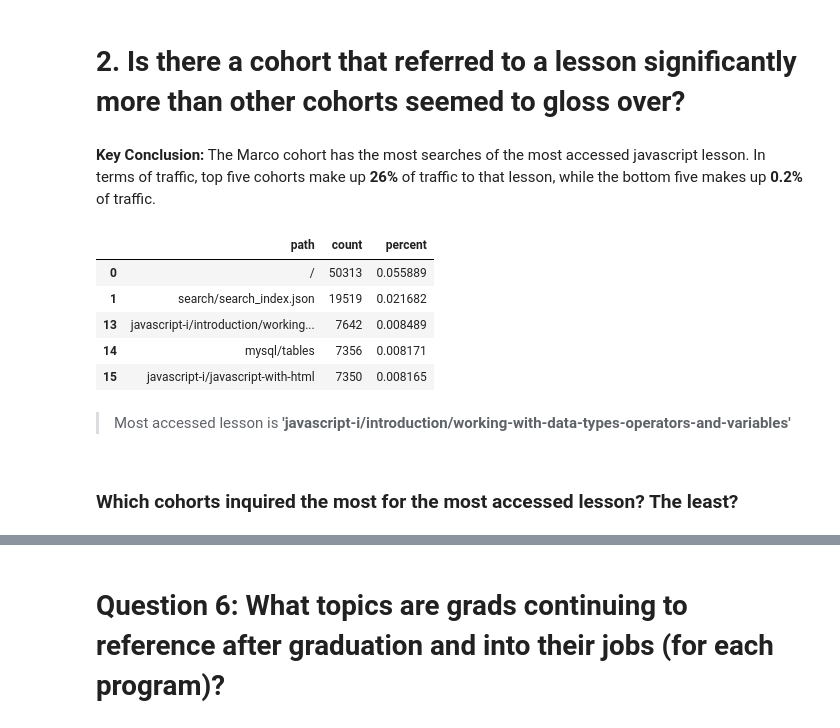
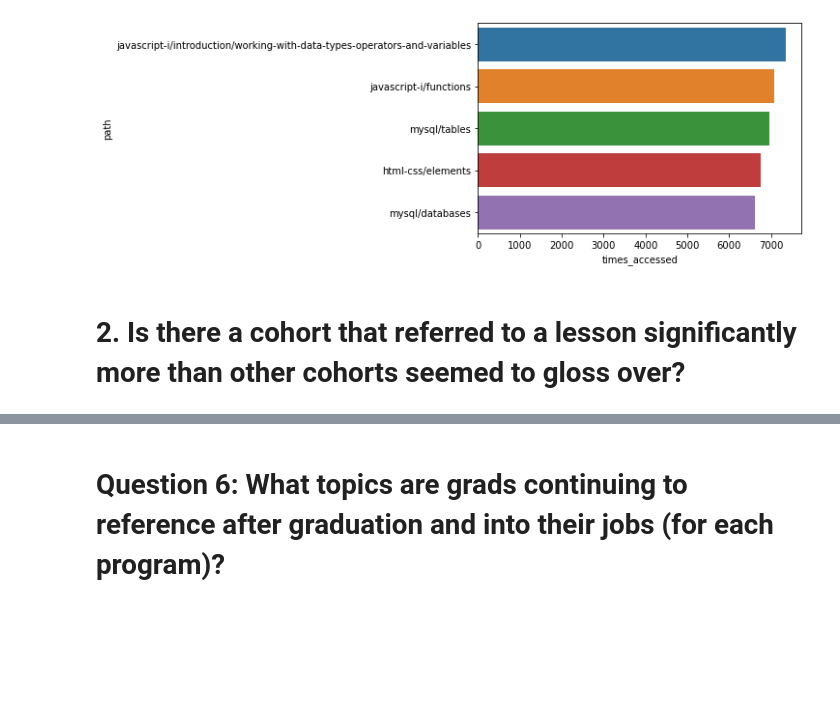
Before and after one commit to AACKV/anomaly_detection_project, a Jupyter notebook: final_report.ipynb, the cells around one changed output, grey strips where cells are left out. Cells and saved outputs as stored; diff of their text form; code cells hidden in the pictures; blank space fills up the shorter version.

```diff
--- a/final_report.ipynb
+++ b/final_report.ipynb
@@ -30,21 +46,6 @@ df = wrangle.wrangle_logs()
 # %%
-# any explanation of the visualization you feel is necessary.
+utilities.most_webdev_lesson()
+# %% [output]
+[figure, added]
 # %% [markdown]
 # 2. Is there a cohort that referred to a lesson significantly more than other cohorts seemed to gloss over?
-# %% [markdown]
-**Key Conclusion:** The Marco cohort has the most searches of the most accessed javascript lesson. In terms of traffic, top five cohorts make up **26%** of traffic to that lesson, while the bottom five makes up **0.2%** of traffic.
-# %%
-# Showing the top accessed paths that have an endpoint
-path_df = utilities.path_counts(df.path)
-path_df.head()
-# %% [output]
-|  | path | count | percent |
-| 0 | / | 50313 | 0.055889 |
-| 1 | search/search_index.json | 19519 | 0.021682 |
-| 13 | javascript-i/introduction/working... | 7642 | 0.008489 |
-| 14 | mysql/tables | 7356 | 0.008171 |
-| 15 | javascript-i/javascript-with-html | 7350 | 0.008165 |
-# %% [markdown]
-> Most accessed lesson is **'javascript-i/introduction/working-with-data-types-operators-and-variables'**
-# %% [markdown]
-### Which cohorts inquired the most for the most accessed lesson? The least?
```
Also changed, not shown: parts of 37 cells of this notebook, 1 other file.
